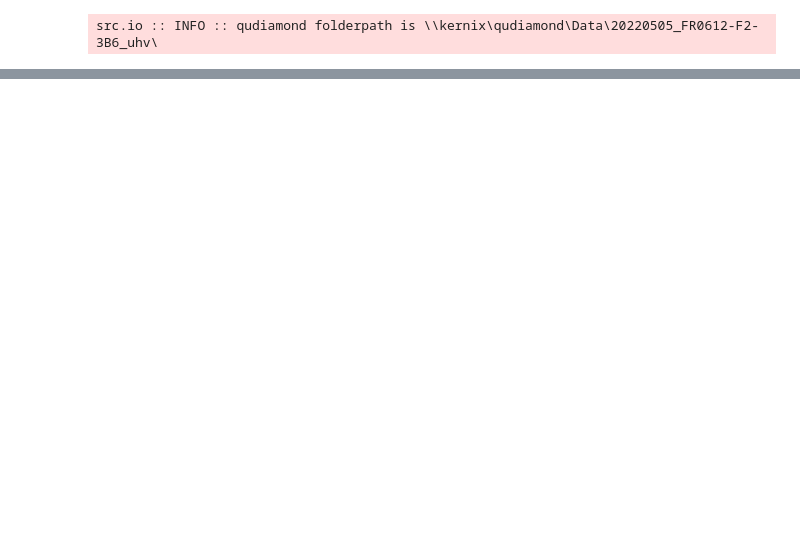
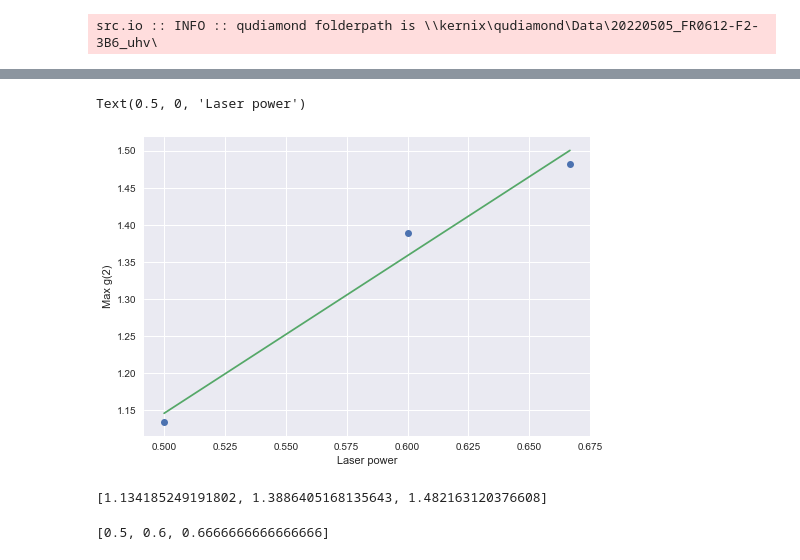
Before and after one commit to dineshpinto/qudi-hira-analysis, a Jupyter notebook: notebooks/20220505_FR0612-F2-3B6_uhv.ipynb, the cells around one changed output, grey strips where cells are left out. Cells and saved outputs as stored; diff of their text form; code cells hidden in the pictures; blank space fills up the shorter version.

Commit message:
Added photon trace data

```diff
--- a/notebooks/20220505_FR0612-F2-3B6_uhv.ipynb
+++ b/notebooks/20220505_FR0612-F2-3B6_uhv.ipynb
@@ -51,3 +60,5 @@ ax[-1].set_xlabel("Time (ms)")
 fig.tight_layout()
 
 # sio.save_figures("t1_comparison", FIGURE_FOLDERPATH)
+# %%
+t1_meas = t1["20220518-1017-50"]
@@ -112,0 +227,2 @@ src.io :: INFO :: Saving 'confocal_comparison_pressure' to 'C:/Nextcloud\Data_An
+# %%
+autocorr_paths, autocorr_files = sio.get_measurement_file_list(DATA_FOLDERPATH, "Autocorrelation")
@@ -112,0 +231,24 @@ src.io :: INFO :: Saving 'confocal_comparison_pressure' to 'C:/Nextcloud\Data_An
+# %%
+fig, ax = plt.subplots(ncols=4, sharex=True, sharey=True, figsize=(10, 5))
+
+idx = 0
+for autocorr_file, autocorr_path in zip(autocorr_files, autocorr_paths):
+    if "_right_spot_" in autocorr_path and "mW" in autocorr_path:
+        df = sio.read_into_df(autocorr_path)
+        df["shot_noise"] = df["g2(t)"].pow(0.5)
+        x = df["Time (ps)"] / 1e3
+        y = df["g2(t) norm"]
+
+        ax[idx].plot(x, y)
+        ax[idx].set_title("Laser = " + autocorr_file[28:30] + " mW")
+        ax[idx].set_xlabel("t (ns)")
+        idx += 1
+        print(np.max(y))
+        if idx > 1:
+            print(np.max(y) / max_g2, int(autocorr_file[28:30]) / laser_power)
+        max_g2 = np.max(y)
+        laser_power = int(autocorr_file[28:30])
+
+ax[0].set_ylabel("g(2) norm")
+
+# sio.save_figures("autocorr_variation_with_laserpower", FIGURE_FOLDERPATH)
@@ -112,0 +267,17 @@ src.io :: INFO :: Saving 'confocal_comparison_pressure' to 'C:/Nextcloud\Data_An
+# %%
+heights = np.array([1.218152476050924, 1.381610569603428, 1.918560415409187, 2.843619491933922])
+laser_powers = np.array([50, 25, 15, 10])
+
+height_ratios = [heights[idx] / heights[idx - 1] for idx in range(1, 4)]
+power_ratios = [laser_powers[idx] / laser_powers[idx - 1] for idx in range(1, 4)]
+
+fig, ax = plt.subplots()
+
+ax.plot(power_ratios, height_ratios, "o")
+
+fit_x, fit_y, result = qft.perform_fit(power_ratios, height_ratios, "linear")
+ax.plot(fit_x, fit_y, "-")
+
+ax.set_ylabel("Max g(2)")
+ax.set_xlabel("Laser power")
+# %% [output]
@@ -112,0 +286,10 @@ src.io :: INFO :: Saving 'confocal_comparison_pressure' to 'C:/Nextcloud\Data_An
+Text(0.5, 0, 'Laser power')
+[figure, added]
+# %%
+height_ratios
+# %% [output]
+[1.134185249191802, 1.3886405168135643, 1.482163120376608]
+# %%
+power_ratios
+# %% [output]
+[0.5, 0.6, 0.6666666666666666]
```
Also changed, not shown: parts of 16 cells of this notebook.
